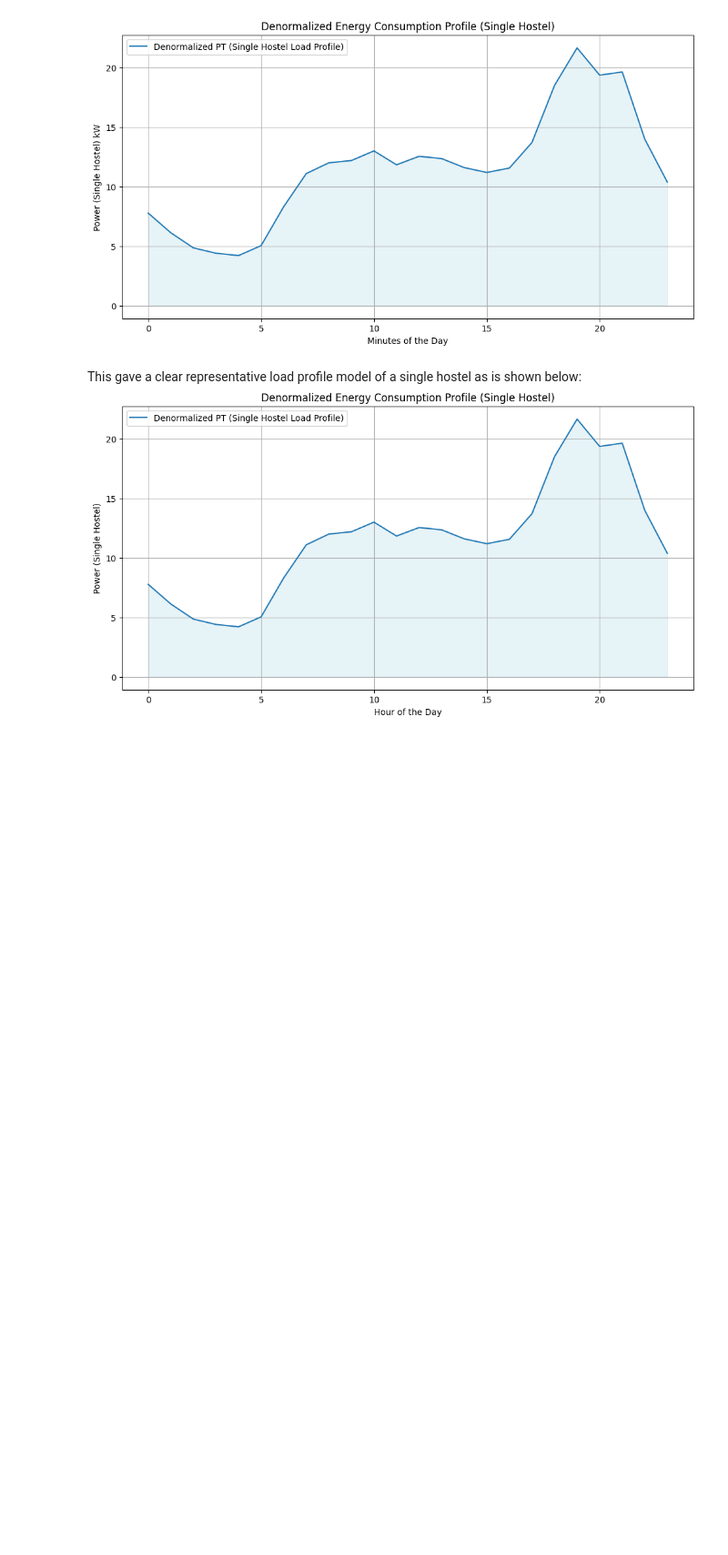
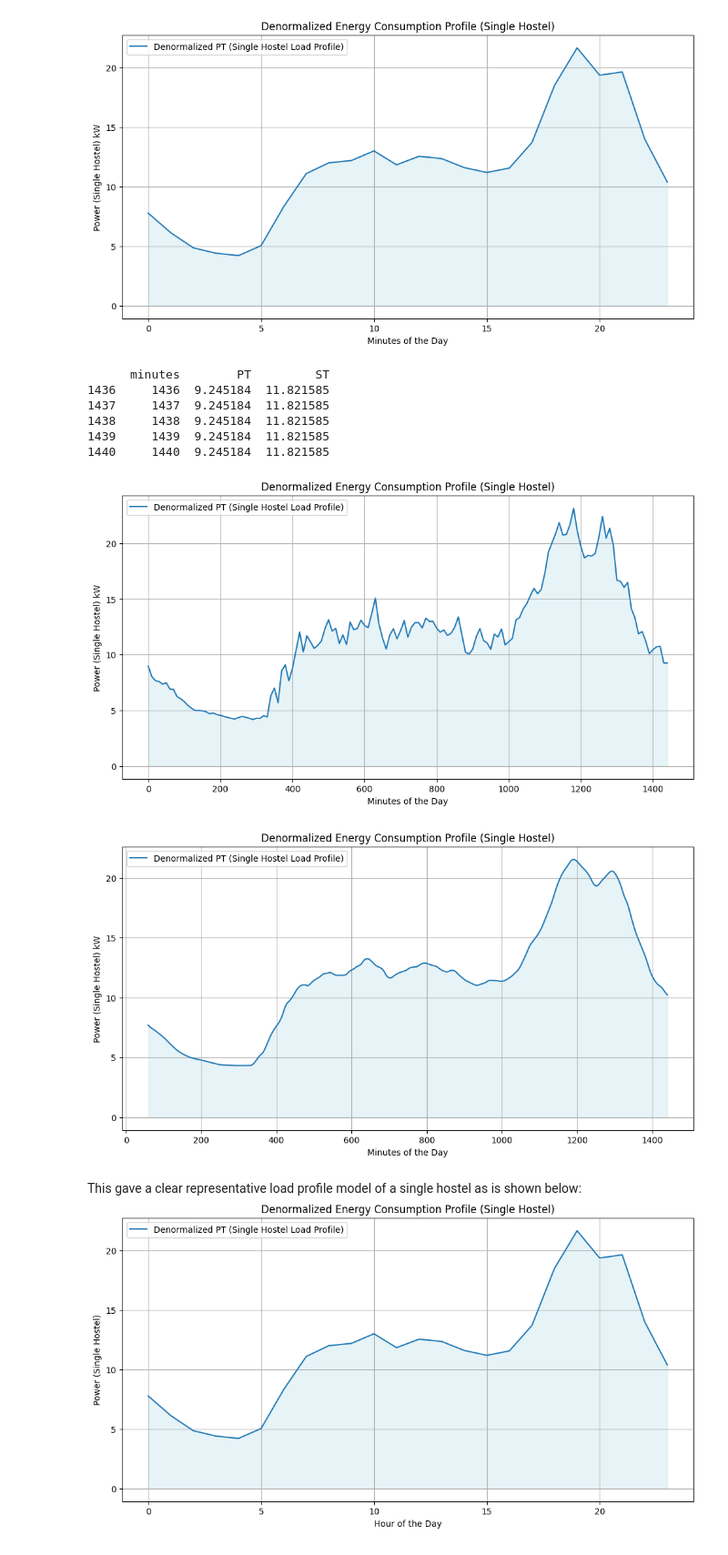
Before and after one commit to KanyantaM/final-year-project, a Jupyter notebook: Final_Year_Project_Code.ipynb, the cells around one changed output. Shown at 91% size. Drawn from its saved outputs; the diff is of its cells as text; code cells hidden in the pictures; blank space fills up the shorter version.

```diff
--- a/Final_Year_Project_Code.ipynb
+++ b/Final_Year_Project_Code.ipynb
@@ -219,6 +219,82 @@ Hour
 1438     1438  10.36959  12.774992
 1439     1439  10.36959  12.774992
 [figure]
+# %%
+# Normalize the data for each file based on the number of hostels (apply only to numeric columns)
+df1_normalized = z_score_normalize(df1.select_dtypes(include=['float64', 'int64']).apply(lambda x: x / 4))  # File1 has 4 hostels
+df2_normalized = z_score_normalize(df2.select_dtypes(include=['float64', 'int64']).apply(lambda x: x / 2))  # File2 has 2 hostels
+df3_normalized = z_score_normalize(df3.select_dtypes(include=['float64', 'int64']).apply(lambda x: x / 4))  # File3 has 4 hostels
+df4_normalized = z_score_normalize(df4.select_dtypes(include=['float64', 'int64']).apply(lambda x: x / 1))  # File4 has 1 hostel
+
+# Merge the normalized datasets based on the 'Hour' index
+merged_df_normalized = pd.concat([df1_normalized, df2_normalized, df3_normalized, df4_normalized], axis=1, keys=['File1', 'File2', 'File3', 'File4'])
+
+# Calculate the average PT across all normalized hostels
+merged_df_normalized['Average_PT'] = (merged_df_normalized['File1', 'PT'] +
+                                      merged_df_normalized['File2', 'PT'] +
+                                      merged_df_normalized['File3', 'PT'] +
+                                      merged_df_normalized['File4', 'PT']) / 4  # Taking the average of PT
+
+merged_df_normalized['Average_ST'] = (merged_df_normalized['File1', 'ST'] +
+                                      merged_df_normalized['File2', 'ST'] +
+                                      merged_df_normalized['File3', 'ST'] +
+                                      merged_df_normalized['File4', 'ST']) / 4  # Taking the average of ST
+
+# De-normalize the average to get back to the original scale
+# Use df1['PT'] as the reference scale for denormalization
+single_hostel_profile_PT = reverse_z_score_normalize(merged_df_normalized['Average_PT'], df1['PT'])
+single_hostel_profile_ST = reverse_z_score_normalize(merged_df_normalized['Average_ST'], df1['ST'])
+
+# Create a DataFrame for the hourly data
+load_profile_h_df_minutes = pd.DataFrame({
+    'minutes': range(1441),
+    'PT': single_hostel_profile_PT,
+    'ST': single_hostel_profile_ST
+})
+
+print(load_profile_h_df_minutes.tail())
+
+# Create a DataFrame for the 1440 minutes
+minutes = range(1440)
+
+# Plot the final result
+plt.figure(figsize=(12, 6))
+
+plt.plot(load_profile_h_df_minutes['minutes'], load_profile_h_df_minutes['PT'], label='Denormalized PT (Single Hostel Load Profile)')
+plt.fill_between(load_profile_h_df_minutes['minutes'], load_profile_h_df_minutes['PT'], alpha=0.3, color='lightblue')
+
+plt.title('Denormalized Energy Consumption Profile (Single Hostel) orginal')
+plt.xlabel('Minutes of the Day')
+plt.ylabel('Power (Single Hostel) kW')
+plt.legend()
+plt.grid(True)
+plt.show()
+
+load_profile_h_df_moving_average = load_profile_h_df_minutes.copy()
+load_profile_h_df_moving_average ['PT']= load_profile_h_df_minutes['PT'].rolling(window=60).mean()
+load_profile_h_df_moving_average ['ST'] = load_profile_h_df_minutes['ST'].rolling(window=60).mean()
+
+#ploting the final result
+plt.figure(figsize=(12, 6))
+
+plt.plot(load_profile_h_df_moving_average['minutes'], load_profile_h_df_moving_average['PT'], label='Denormalized PT (Single Hostel Load Profile)')
+plt.fill_between(load_profile_h_df_moving_average['minutes'], load_profile_h_df_moving_average['PT'], alpha=0.3, color='lightblue')
+
+plt.title('Denormalized Energy Consumption Profile (Single Hostel) moving average')
+plt.xlabel('Minutes of the Day')
+plt.ylabel('Power (Single Hostel) kW')
+plt.legend()
+plt.grid(True)
+plt.show()
+# %% [output]
+      minutes        PT         ST
+1436     1436  9.245184  11.821585
+1437     1437  9.245184  11.821585
+1438     1438  9.245184  11.821585
+1439     1439  9.245184  11.821585
+1440     1440  9.245184  11.821585
+[figure, added]
+[figure, added]
 # %% [markdown]
 This gave a clear representative load profile model of a single hostel as is shown below:
 ![image.png](embedded-picture-1)
```
Also changed, not shown: parts of 11 cells of this notebook.
